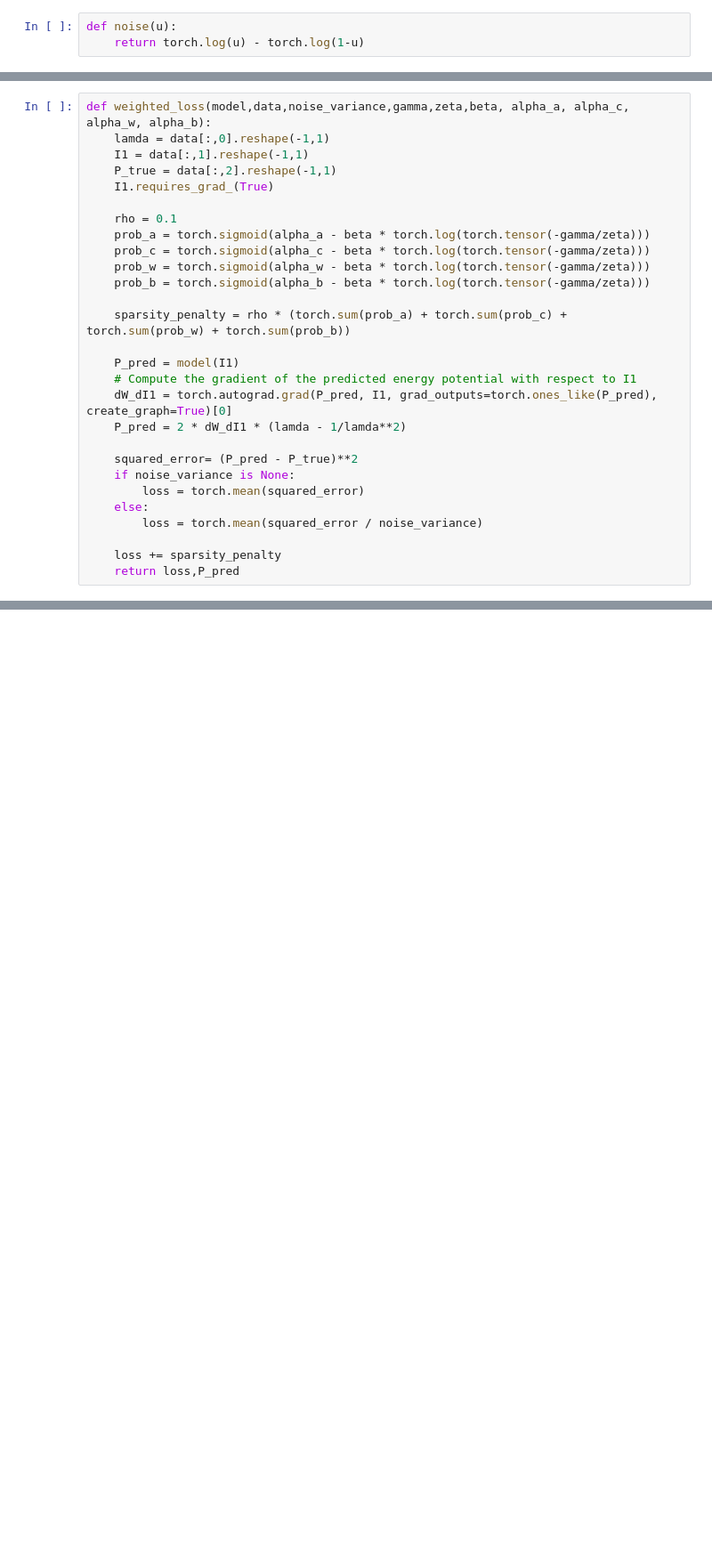
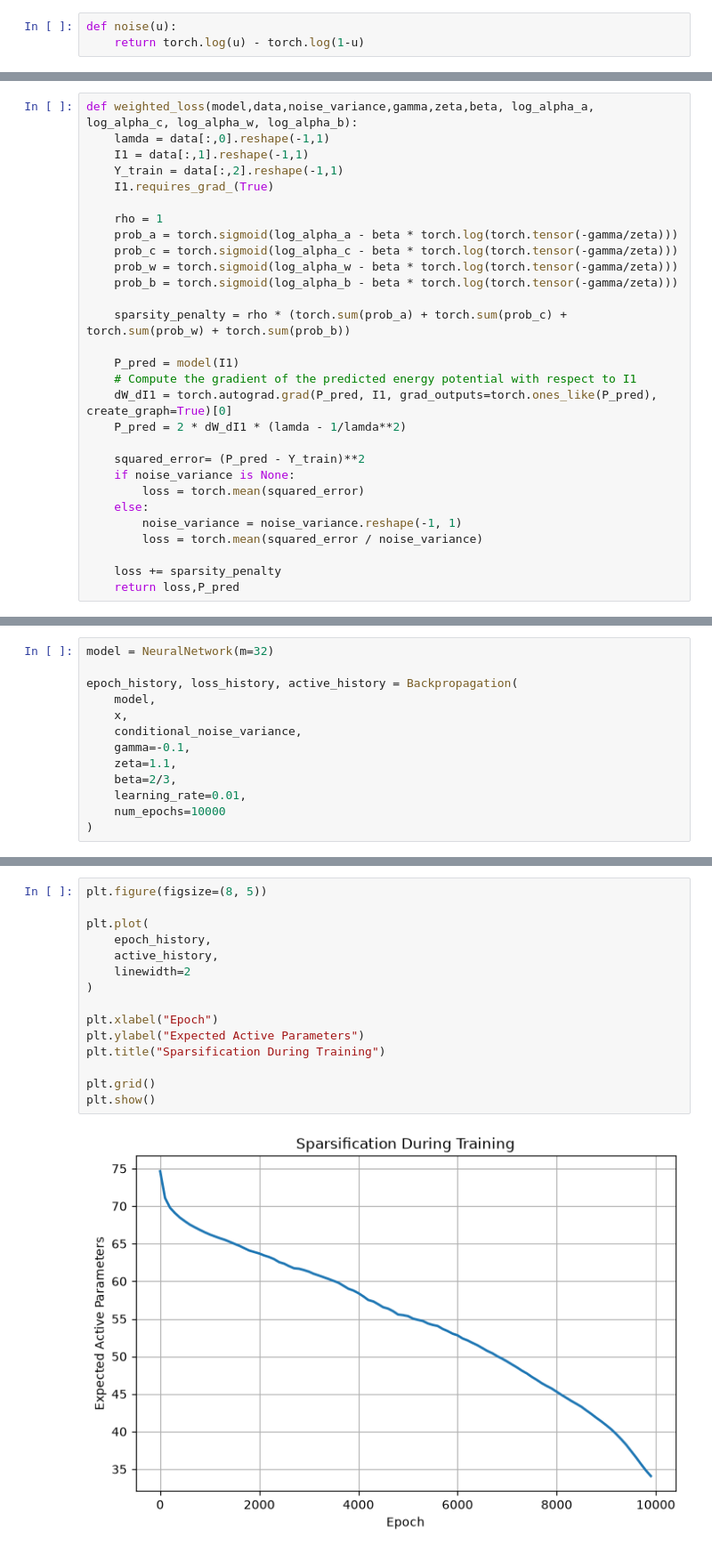
Before and after one commit to soham-jadiye/hyperelastic_constitutive_learning, a Jupyter notebook: 01_gents_uniaxial_potential/01.1_extreme_sparsification.ipynb, the cells around one changed output, grey strips where cells are left out. Shown at 89% size. Saved outputs shown, nothing was run; the diff lists cells and outputs as text; blank space fills up the shorter version.

Commit message:
Training and Visualization

```diff
--- a/01_gents_uniaxial_potential/01.1_extreme_sparsification.ipynb
+++ b/01_gents_uniaxial_potential/01.1_extreme_sparsification.ipynb
@@ -131,17 +122,17 @@ class NeuralNetwork(nn.Module):
         # sum across the last dimension to get the final output (sum across the columns)
         return psi
 # %%
-def weighted_loss(model,data,noise_variance,gamma,zeta,beta, alpha_a, alpha_c, alpha_w, alpha_b):
+def weighted_loss(model,data,noise_variance,gamma,zeta,beta, log_alpha_a, log_alpha_c, log_alpha_w, log_alpha_b):
     lamda = data[:,0].reshape(-1,1)
     I1 = data[:,1].reshape(-1,1)
-    P_true = data[:,2].reshape(-1,1)
+    Y_train = data[:,2].reshape(-1,1)
     I1.requires_grad_(True)
 
-    rho = 0.1
-    prob_a = torch.sigmoid(alpha_a - beta * torch.log(torch.tensor(-gamma/zeta)))
-    prob_c = torch.sigmoid(alpha_c - beta * torch.log(torch.tensor(-gamma/zeta)))
-    prob_w = torch.sigmoid(alpha_w - beta * torch.log(torch.tensor(-gamma/zeta)))
-    prob_b = torch.sigmoid(alpha_b - beta * torch.log(torch.tensor(-gamma/zeta)))
+    rho = 1
+    prob_a = torch.sigmoid(log_alpha_a - beta * torch.log(torch.tensor(-gamma/zeta)))
+    prob_c = torch.sigmoid(log_alpha_c - beta * torch.log(torch.tensor(-gamma/zeta)))
+    prob_w = torch.sigmoid(log_alpha_w - beta * torch.log(torch.tensor(-gamma/zeta)))
+    prob_b = torch.sigmoid(log_alpha_b - beta * torch.log(torch.tensor(-gamma/zeta)))
 
     sparsity_penalty = rho * (torch.sum(prob_a) + torch.sum(prob_c) + torch.sum(prob_w) + torch.sum(prob_b))
 
@@ -150,10 +141,11 @@ def weighted_loss(model,data,noise_variance,gamma,zeta,beta, alpha_a, alpha_c, a
     dW_dI1 = torch.autograd.grad(P_pred, I1, grad_outputs=torch.ones_like(P_pred), create_graph=True)[0]
     P_pred = 2 * dW_dI1 * (lamda - 1/lamda**2)
 
-    squared_error= (P_pred - P_true)**2
+    squared_error= (P_pred - Y_train)**2
     if noise_variance is None:
         loss = torch.mean(squared_error)
     else:
+        noise_variance = noise_variance.reshape(-1, 1)
         loss = torch.mean(squared_error / noise_variance)
 
     loss += sparsity_penalty
@@ -191,0 +280,13 @@ Epoch [900/1000], Loss: 0.8901333213
+# %%
+model = NeuralNetwork(m=32)
+
+epoch_history, loss_history, active_history = Backpropagation(
+    model,
+    x,
+    conditional_noise_variance,
+    gamma=-0.1,
+    zeta=1.1,
+    beta=2/3,
+    learning_rate=0.01,
+    num_epochs=10000
+)
@@ -191,0 +463,17 @@ Epoch [900/1000], Loss: 0.8901333213
+# %%
+plt.figure(figsize=(8, 5))
+
+plt.plot(
+    epoch_history,
+    active_history,
+    linewidth=2
+)
+
+plt.xlabel("Epoch")
+plt.ylabel("Expected Active Parameters")
+plt.title("Sparsification During Training")
+
+plt.grid()
+plt.show()
+# %% [output]
+[figure, added]
```
Also changed, not shown: parts of 18 cells of this notebook, 1 other file.
